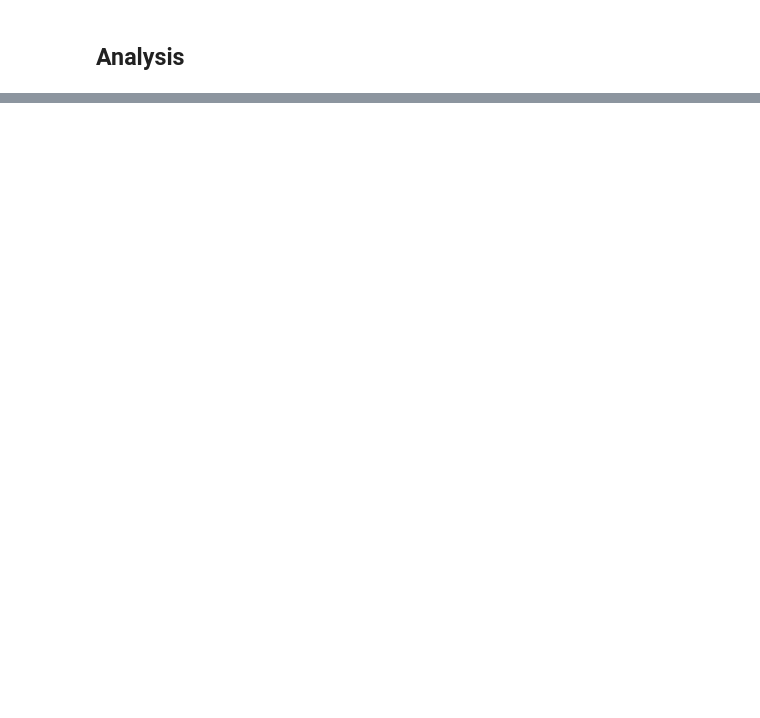
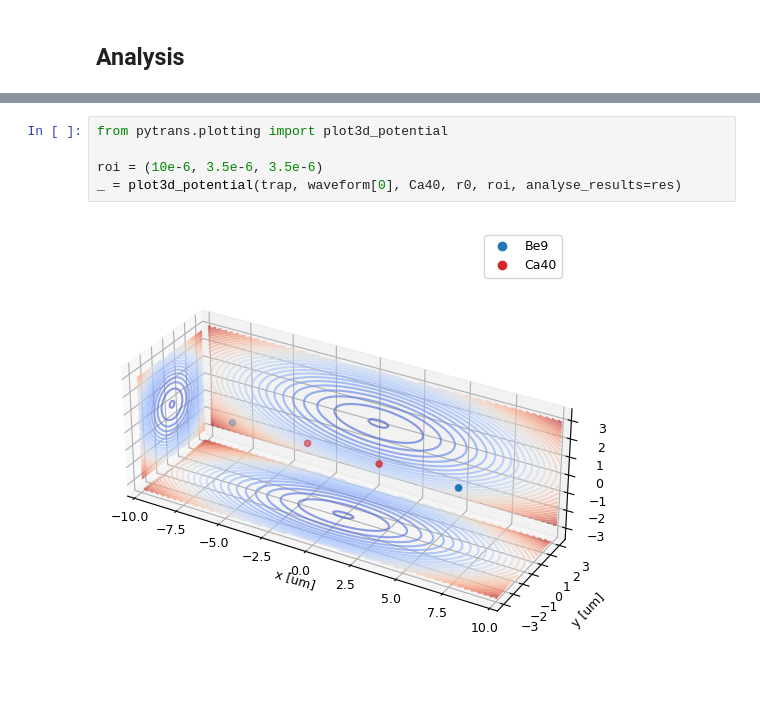
Before and after one commit to tiqi-group/pytrans-examples, a Jupyter notebook: examples/01_static_potential.ipynb, the cells around one changed output, grey strips where cells are left out. Saved outputs shown, nothing was run; the diff lists cells and outputs as text; blank space fills up the shorter version.

```diff
--- a/examples/01_static_potential.ipynb
+++ b/examples/01_static_potential.ipynb
@@ -132,0 +150,7 @@ _ = plot_voltages_on_trap(trap, waveform[0])
+# %%
+from pytrans.plotting import plot3d_potential
+
+roi = (10e-6, 3.5e-6, 3.5e-6)
+_ = plot3d_potential(trap, waveform[0], Ca40, r0, roi, analyse_results=res)
+# %% [output]
+[figure, added]
```
Also changed, not shown: parts of 5 cells of this notebook, 1 other file.
